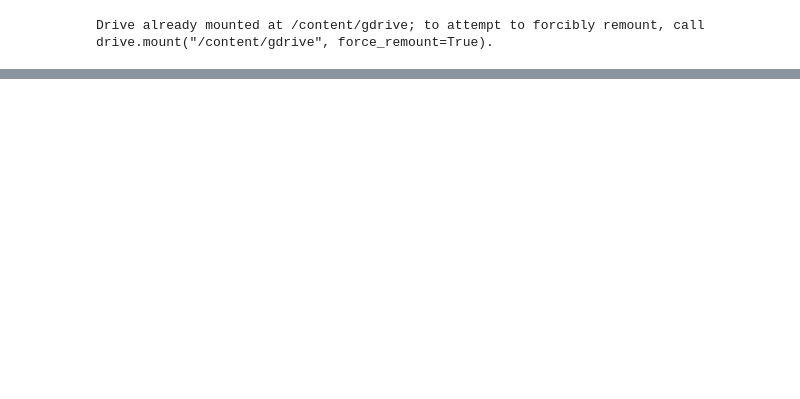
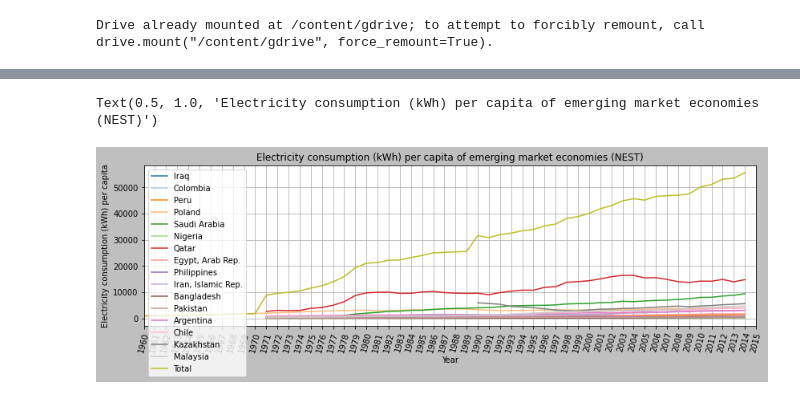
Before and after one commit to ndronen/econdata, a Jupyter notebook: notebooks/Electricity_consumption_and_GDP_growth.ipynb, the cells around one changed output, grey strips where cells are left out. Saved outputs shown, nothing was run; the diff lists cells and outputs as text; code cells hidden in the pictures; blank space fills up the shorter version.

```diff
--- a/notebooks/Electricity_consumption_and_GDP_growth.ipynb
+++ b/notebooks/Electricity_consumption_and_GDP_growth.ipynb
@@ -163,0 +216,30 @@ plot_electricity_consumption_for_countries(
+# %%
+emerging_market_nest = {
+    "Argentina",
+    "Bangladesh",
+    "Chile",
+    "Colombia",
+    "Egypt, Arab Rep.",
+    "Iran, Islamic Rep.",
+    "Iraq",
+    "Kazakhstan",
+    "Malaysia",
+    "Nigeria",
+    "Pakistan",
+    "Peru",
+    "Philippines",
+    "Poland",
+    "Qatar",
+    "Saudi Arabia",
+}
+
+fig, ax = plot_electricity_consumption_for_countries(
+    world_bank_data.electricity,
+    emerging_market_nest,
+    max_total_year=2014,
+    cmap=plt.get_cmap("tab20")
+)
+ax.set_title("Electricity consumption (kWh) per capita of emerging market economies (NEST)")
+# %% [output]
+Text(0.5, 1.0, 'Electricity consumption (kWh) per capita of emerging market economies (NEST)')
+[figure, added]
```
Also changed, not shown: parts of 4 cells of this notebook.
